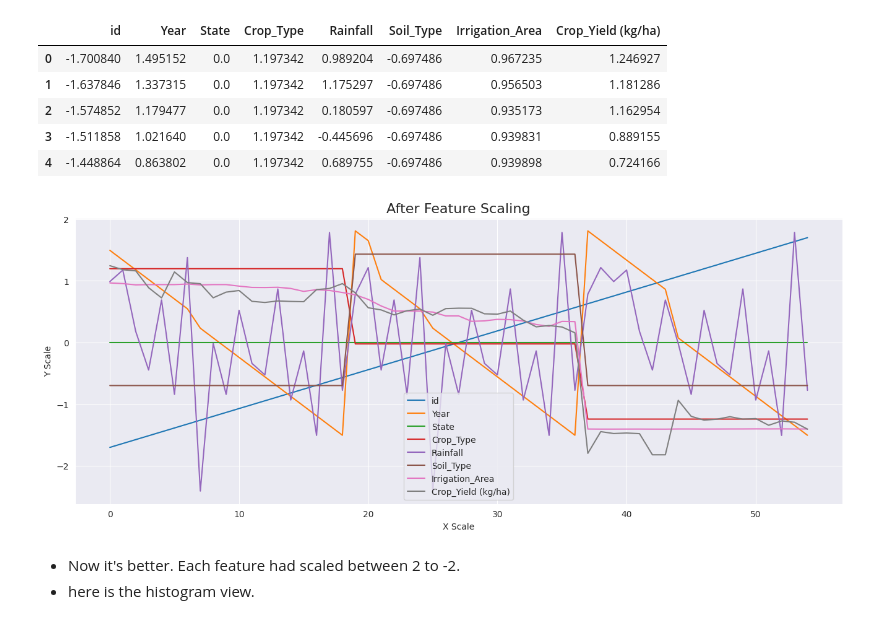
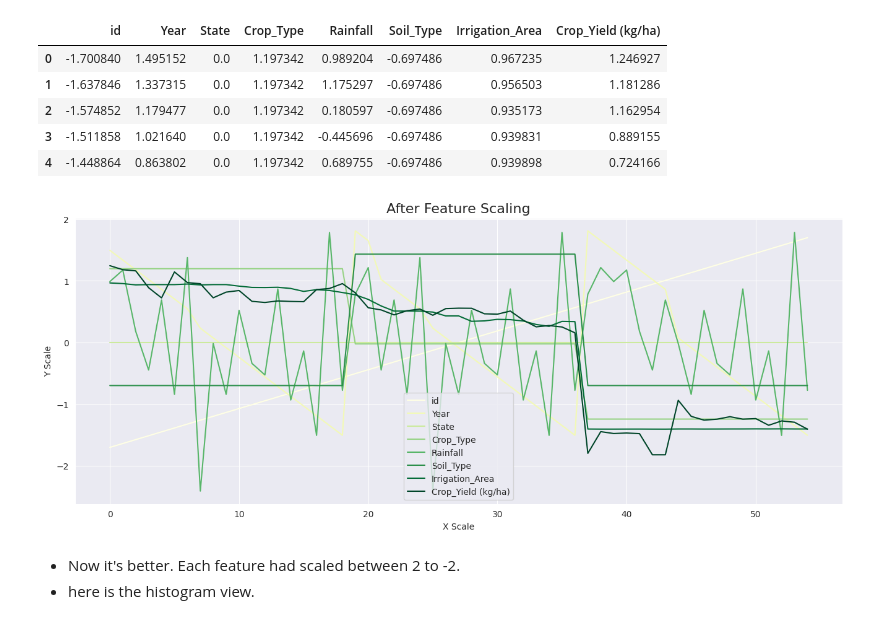
Before and after one commit to Sakib-Dalal/Innovative-AI-Challenge-2024, a Jupyter notebook: Notebook/main_notebook.ipynb, the cells around one changed output. Saved outputs shown, nothing was run; the diff lists cells and outputs as text; code cells hidden in the pictures.

```diff
--- a/Notebook/main_notebook.ipynb
+++ b/Notebook/main_notebook.ipynb
@@ -418,14 +428,14 @@ train_cp_df.head()
 | 4 | -1.448864 | 0.863802 | 0.0 | 1.197342 | 0.689755 | -0.697486 | 0.939898 | 0.724166 |
 # %%
 # plot after feature scaling
-train_cp_df.plot(figsize=(16, 6))
+train_cp_df.plot(figsize=(16, 6), cmap="YlGn")
 plt.title("After Feature Scaling", fontsize=16)
 plt.xlabel("X Scale")
 plt.ylabel("Y Scale")
 
 plt.show()
 # %% [output]
-[figure, old version]
+[figure, new version]
 # %% [markdown]
 - Now it's better. Each feature had scaled between 2 to -2.
 - here is the histogram view.
```
Also changed, not shown: parts of 22 cells of this notebook.
